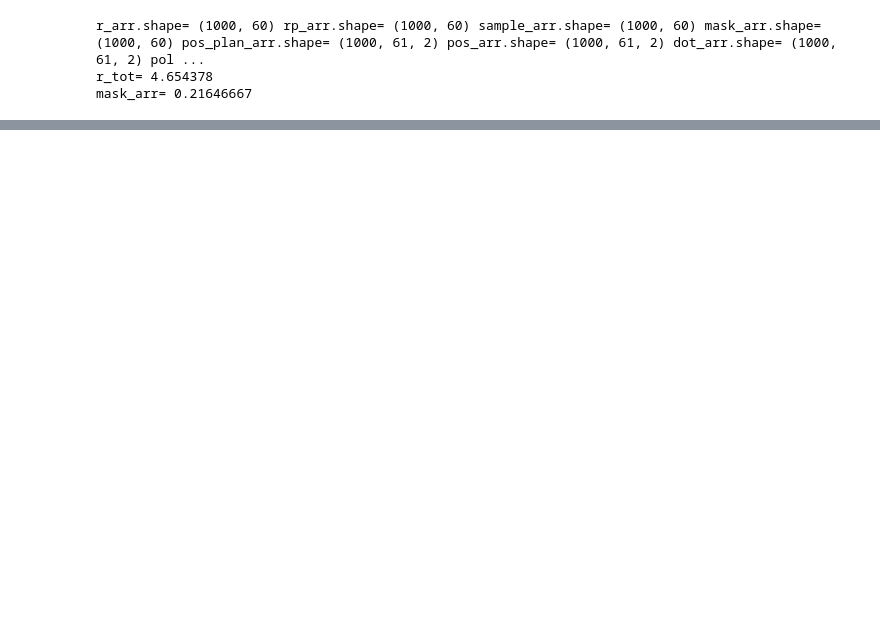
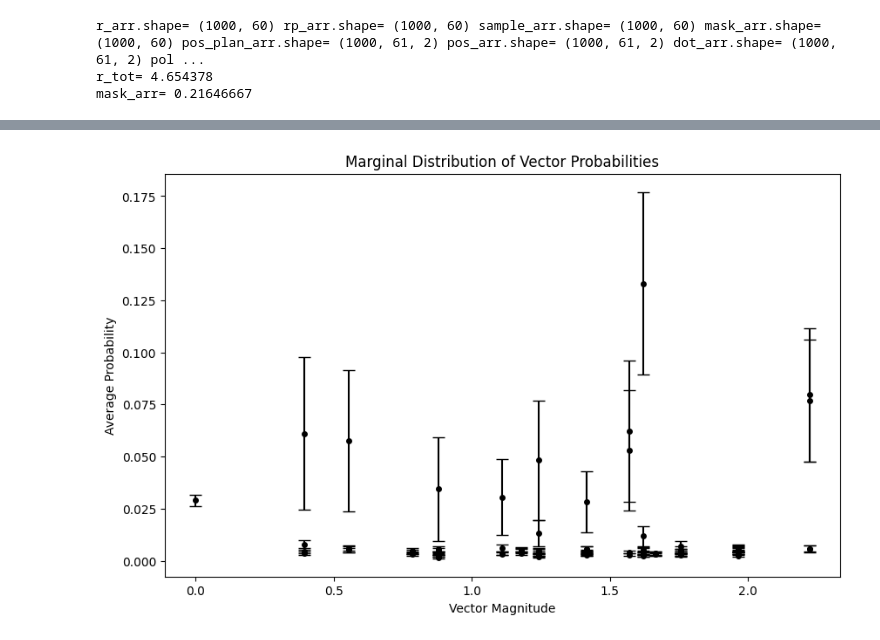
Before and after one commit to lukerj00/meta_rl_ego_sim, a Jupyter notebook: sc_project/olpg_analysis.ipynb, the cells around one changed output, grey strips where cells are left out. Cells and saved outputs as stored; diff of their text form; code cells hidden in the pictures; blank space fills up the shorter version.

```diff
--- a/sc_project/olpg_analysis.ipynb
+++ b/sc_project/olpg_analysis.ipynb
@@ -707,0 +1006,34 @@ sample_arr_shuffled = np.array([shuffle_plans(trial) for trial in sample_arr])
+# %%
+# marginal dist of all vectors
+
+%matplotlib inline
+
+policy_arr_ = np.array(policy_arr[0])
+N = np.sqrt(policy_arr_.shape[0])
+
+# Calculate the mean and standard error of the mean (SEM) for each vector over the 1000 instances.
+mean_vec_probs = np.mean(np.mean(policy_arr_, axis=1), axis=0)  # shape (81, )
+sem_vec_probs = np.std(np.mean(policy_arr_, axis=1), axis=0) / np.sqrt(N)  # shape (81, )
+
+# Order the vectors by their magnitude
+vec_magnitudes = np.linalg.norm(VEC_ARR, axis=0)  # shape (81, )
+order_indices = np.argsort(vec_magnitudes)
+
+# Plot
+fig, ax = plt.subplots(figsize=(10, 6))
+ax.errorbar(
+    vec_magnitudes[order_indices],
+    mean_vec_probs[order_indices],
+    yerr=1.96 * sem_vec_probs[order_indices],
+    fmt='o',
+    markersize=4,
+    capsize=5,
+    c='k'
+)
+
+ax.set_xlabel("Vector Magnitude")
+ax.set_ylabel("Average Probability")
+ax.set_title("Marginal Distribution of Vector Probabilities")
+plt.show()
+# %% [output]
+[figure, added]
```
Also changed, not shown: parts of 23 cells of this notebook, 1 other file.
